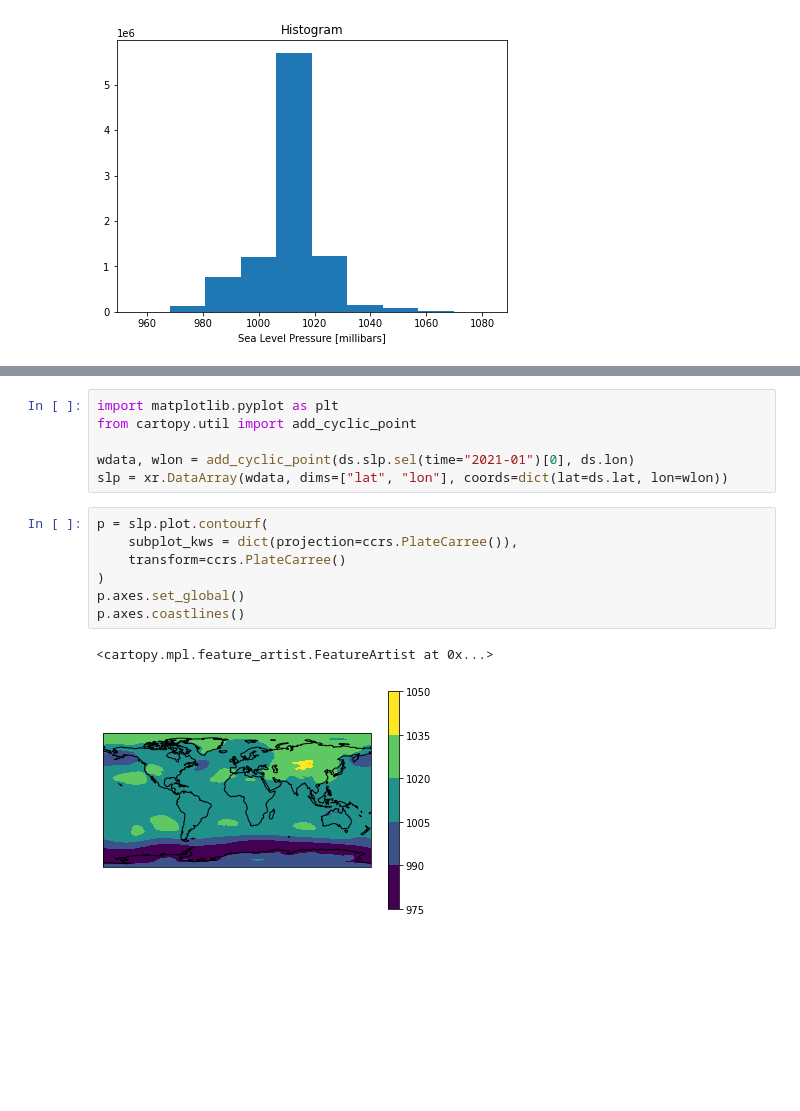
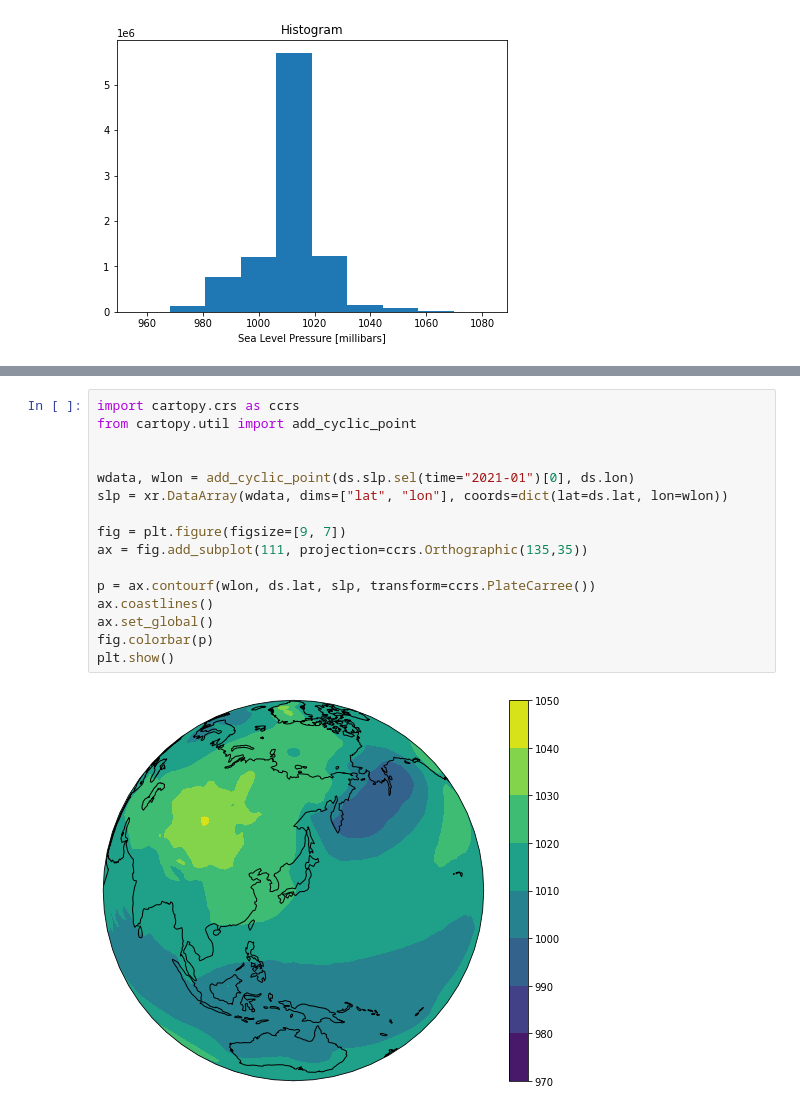
Before and after one commit to tenomoto/pymetds, a Jupyter notebook: Reanalysis.ipynb, the cells around one changed output, grey strips where cells are left out. Cells and saved outputs as stored; diff of their text form; blank space fills up the shorter version.

Commit message:
add cartopy
FossilOrigin-Name: 2328a7a6dd56e6d367d54a955d8b3e2babcd9164dacdf747296cc739b1840f1d

```diff
--- a/Reanalysis.ipynb
+++ b/Reanalysis.ipynb
@@ -68,16 +70,18 @@ ds.slp.sel(lon=135, lat=35)[0::12].plot()
 # %%
-import matplotlib.pyplot as plt
+import cartopy.crs as ccrs
 from cartopy.util import add_cyclic_point
+
 
 wdata, wlon = add_cyclic_point(ds.slp.sel(time="2021-01")[0], ds.lon)
 slp = xr.DataArray(wdata, dims=["lat", "lon"], coords=dict(lat=ds.lat, lon=wlon))
+
+fig = plt.figure(figsize=[9, 7])
+ax = fig.add_subplot(111, projection=ccrs.Orthographic(135,35))
+
+p = ax.contourf(wlon, ds.lat, slp, transform=ccrs.PlateCarree())
+ax.coastlines()
+ax.set_global()
+fig.colorbar(p)
+plt.show()
+# %% [output]
+[figure, added]
-# %%
-p = slp.plot.contourf(
-    subplot_kws = dict(projection=ccrs.PlateCarree()),
-    transform=ccrs.PlateCarree()
-)
-p.axes.set_global()
-p.axes.coastlines()
-# %% [output]
-<cartopy.mpl.feature_artist.FeatureArtist at 0x...>
-[figure, removed]
```
Also changed, not shown: parts of 7 cells of this notebook.
